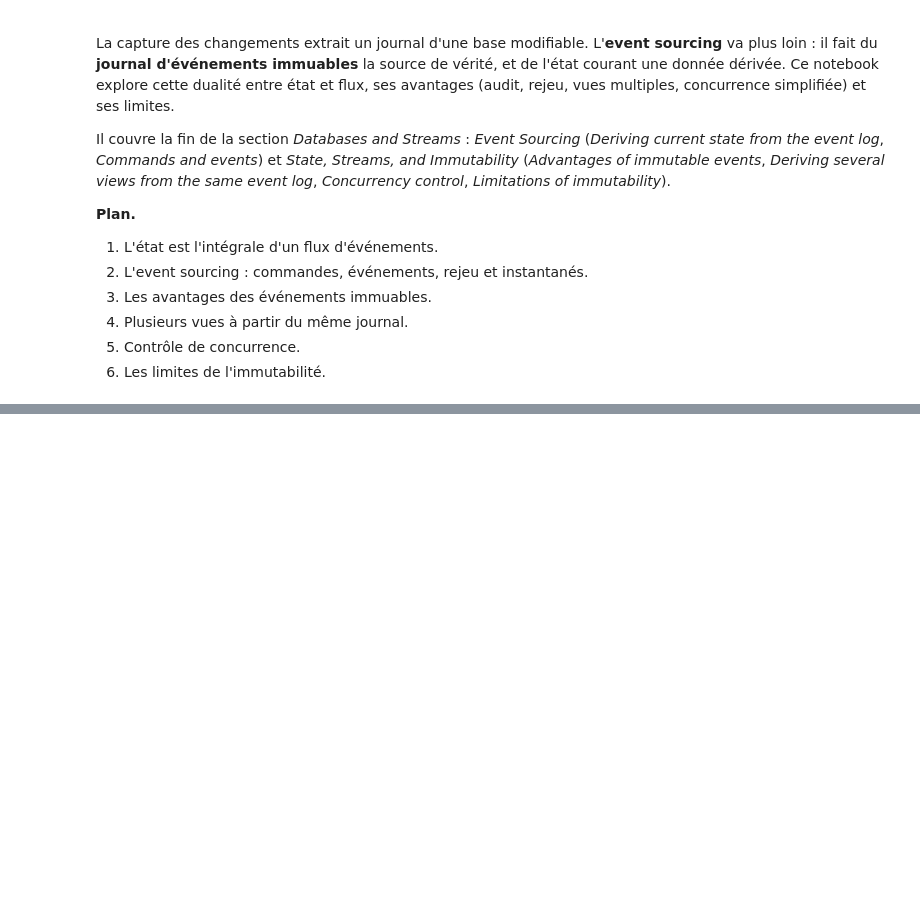
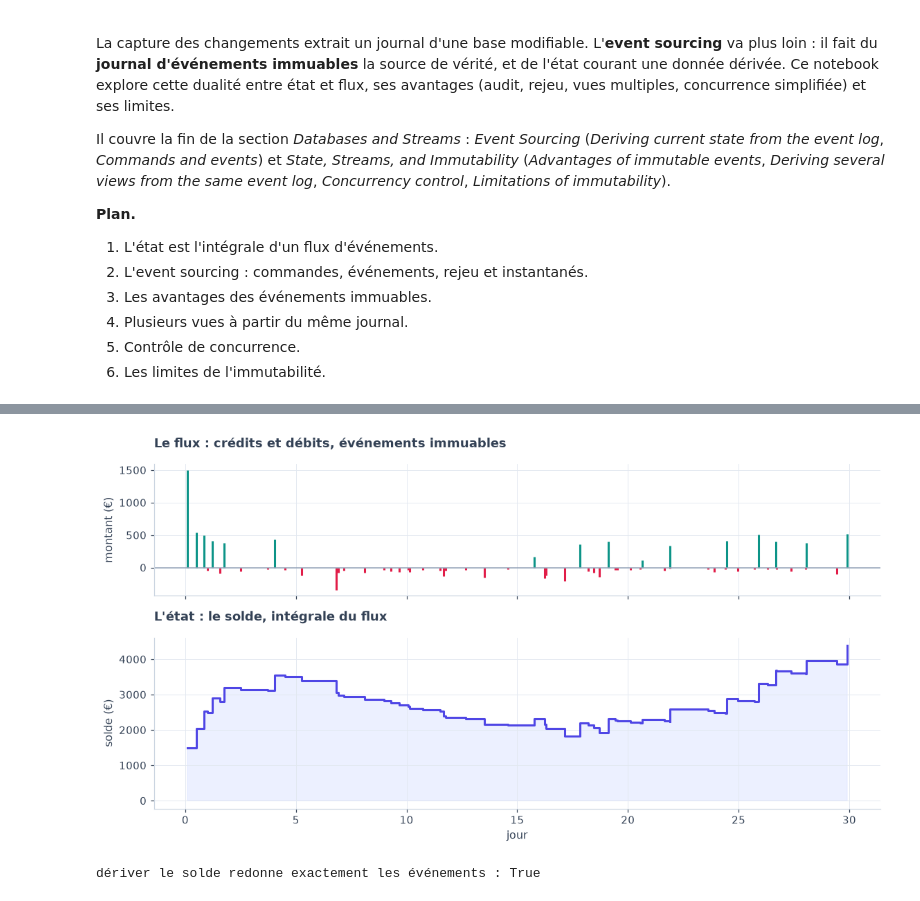
Before and after one commit to gwils28/Designing_Data_Intensive_Applications__ByTheBook, a Jupyter notebook: notebooks/ch11_traitement_de_flux/ch11_cours_4_event_sourcing_et_immutabilite.ipynb, the cells around one changed output, grey strips where cells are left out. Drawn from its saved outputs; the diff is of its cells as text; code cells hidden in the pictures; blank space fills up the shorter version.

Commit message:
ch11 cours 4 : L'état est l'intégrale d'un flux

```diff
--- a/notebooks/ch11_traitement_de_flux/ch11_cours_4_event_sourcing_et_immutabilite.ipynb
+++ b/notebooks/ch11_traitement_de_flux/ch11_cours_4_event_sourcing_et_immutabilite.ipynb
@@ -37,0 +55,20 @@ rng = np.random.default_rng(0)
+# %%
+n = 60
+t_ev = np.sort(rng.uniform(0, 30, n))
+montants = np.where(rng.random(n) < 0.35, rng.normal(400, 120, n), -rng.gamma(2, 40, n)).round(0)
+montants[0] = 1500
+solde = np.cumsum(montants)                       # intégrer le flux donne l'état
+retrouves = np.diff(np.concatenate([[0], solde]))  # dériver l'état redonne le flux
+fig, (ax, ax2) = plt.subplots(2, 1, figsize=(10.5, 5.6), sharex=True, gridspec_kw=dict(height_ratios=[1, 1.3]))
+ax.vlines(t_ev, 0, montants, color=np.where(montants > 0, TEAL, ROSE), lw=2)
+ax.axhline(0, color=GRAY, lw=1)
+ax.set_ylabel("montant (€)"); ax.set_title("Le flux : crédits et débits, événements immuables")
+ax2.step(t_ev, solde, where="post", color=INDIGO)
+ax2.fill_between(t_ev, solde, step="post", color=LIGHT[INDIGO], alpha=0.6)
+ax2.set_ylabel("solde (€)"); ax2.set_xlabel("jour")
+ax2.set_title("L'état : le solde, intégrale du flux")
+plt.tight_layout(); plt.show()
+print("dériver le solde redonne exactement les événements :", np.allclose(retrouves, montants))
+# %% [output]
+[figure, added]
+dériver le solde redonne exactement les événements : True
```
Also changed, not shown: parts of 2 cells of this notebook.
